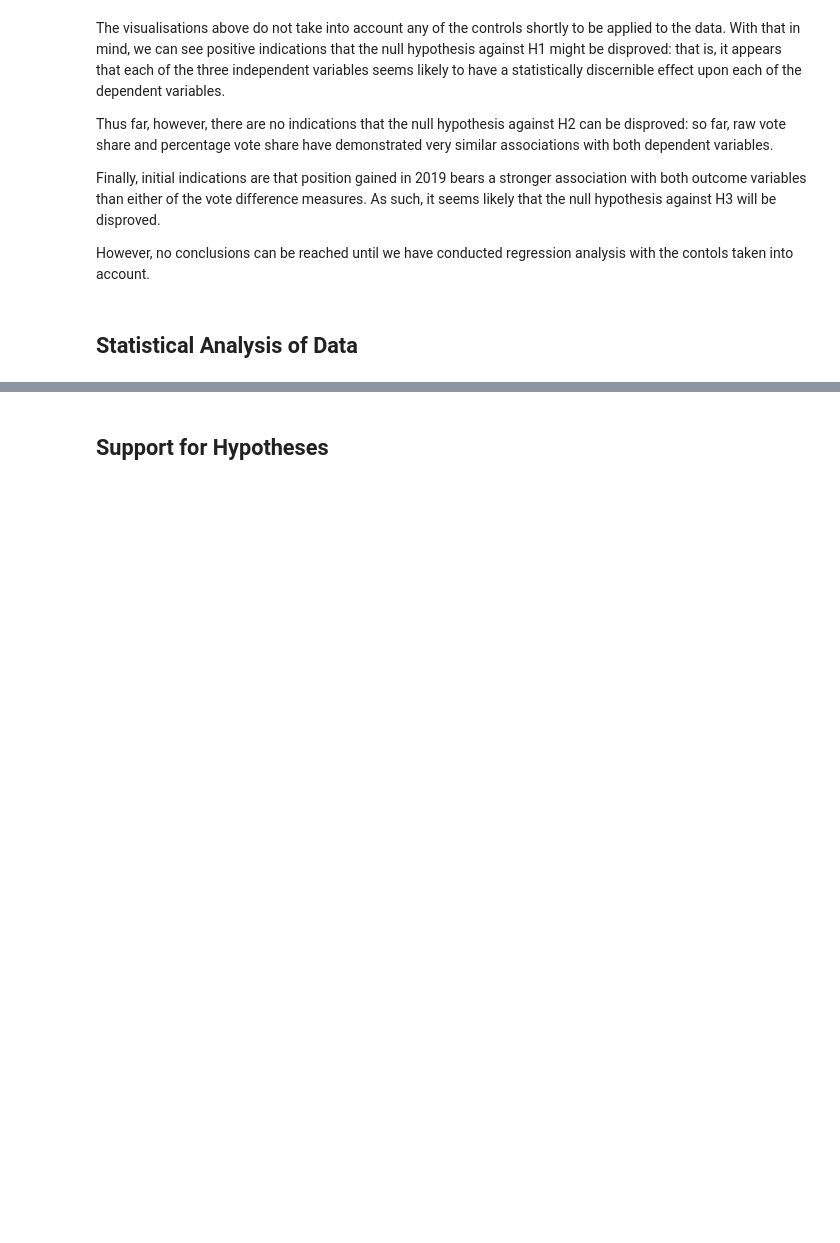
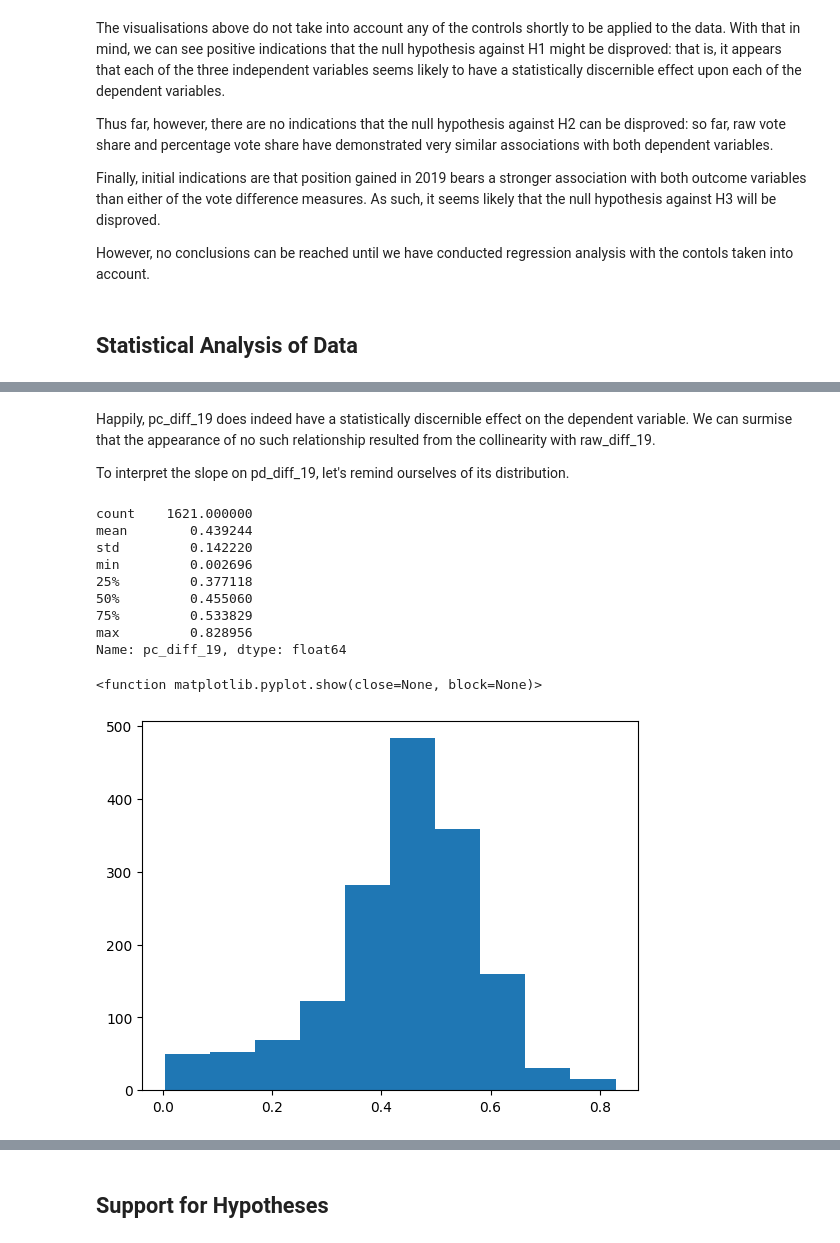
Before and after one commit to lintywilliams/EC-Assessment-1, a Jupyter notebook: Target-seat-rules-of-thumb.ipynb, the cells around one changed output, grey strips where cells are left out. Drawn from its saved outputs; the diff is of its cells as text; code cells hidden in the pictures; blank space fills up the shorter version.

Commit message:
Interpreted OLS regression of share_24

```diff
--- a/Target-seat-rules-of-thumb.ipynb
+++ b/Target-seat-rules-of-thumb.ipynb
@@ -2075,0 +2185,15 @@ I'll proceed through two analyses here. First, using the dependent variable 'won
+# %%
+# Removing pc_diff_19 and region_name_XYZ from the OLS regression.
+
+# First, recreate for_dummies without region_name:
+
+for_dummies = ['constituency_type', 'party', 'candidate_gender', 'former_mp', 'winner_19', 'target_24']
+
+# Pass it through get_dummies to recreate for_dummies without region_name
+
+main_dummy = pd.get_dummies(main_final, columns=for_dummies, drop_first=True, dtype='int64')
+
+# Then add 'pc_diff_19' and 'region_name' to the exclusion list for Y:
+
+y = main_dummy['share_24']
+X = main_dummy.drop(columns=['region_name', 'pc_diff_19', 'share_24', 'won_24','campaign_ID', 'constituency_ID'])
@@ -2075,0 +2263,9 @@ I'll proceed through two analyses here. First, using the dependent variable 'won
+# %%
+# Add raw_diff_19_0000 to main_dummy
+
+main_dummy['raw_diff_19_0000'] = main_dummy['raw_diff_19'] / 10000
+
+# Add raw_diff_19 to the exclusions list:
+
+y = main_dummy['share_24']
+X = main_dummy.drop(columns=['region_name', 'raw_diff_19', 'pc_diff_19', 'share_24', 'won_24','campaign_ID', 'constituency_ID'])
@@ -2075,0 +2339,20 @@ I'll proceed through two analyses here. First, using the dependent variable 'won
+# %% [markdown]
+Happily, pc_diff_19 does indeed have a statistically discernible effect on the dependent variable. We can surmise that the appearance of no such relationship resulted from the collinearity with raw_diff_19.
+
+To interpret the slope on pd_diff_19, let's remind ourselves of its distribution.
+# %%
+print(main_dummy['pc_diff_19'].describe())
+plt.hist(main_dummy['pc_diff_19'])
+plt.show
+# %% [output]
+count    1621.000000
+mean        0.439244
+std         0.142220
+min         0.002696
+25%         0.377118
+50%         0.455060
+75%         0.533829
+max         0.828956
+Name: pc_diff_19, dtype: float64
+<function matplotlib.pyplot.show(close=None, block=None)>
+[figure, added]
```
Also changed, not shown: parts of 27 cells of this notebook.
